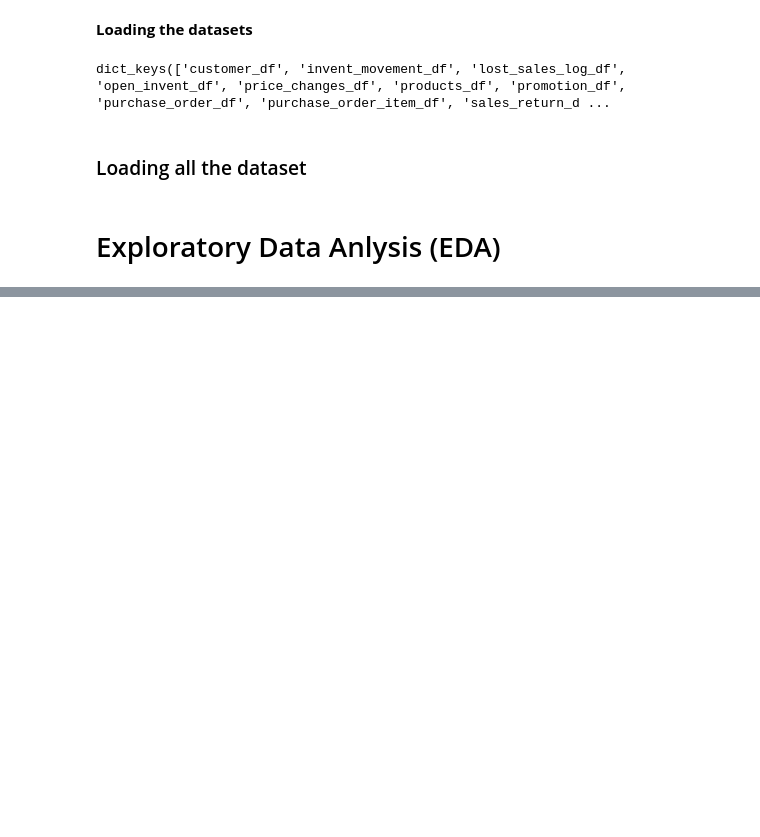
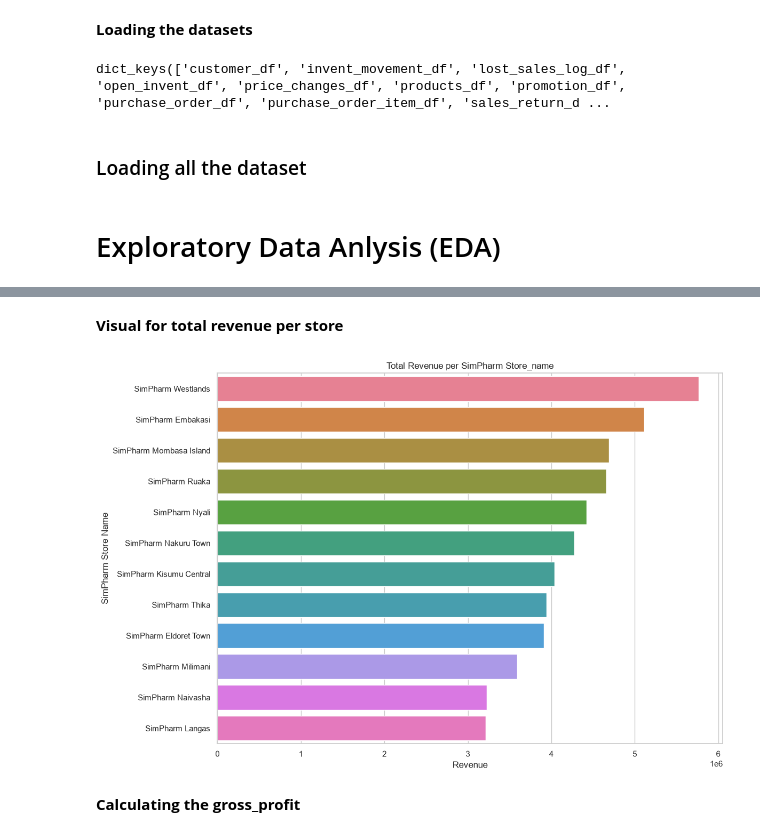
Before and after one commit to MwangiJoseph-25/pharmacy_retail_intelligence, a Jupyter notebook: Notebooks/EDA.ipynb, the cells around one changed output, grey strips where cells are left out. Saved outputs shown, nothing was run; the diff lists cells and outputs as text; code cells hidden in the pictures; blank space fills up the shorter version.

```diff
--- a/Notebooks/EDA.ipynb
+++ b/Notebooks/EDA.ipynb
@@ -72,0 +141,2 @@ memory usage: 48.4 KB
+# %%
+total_returns = sales_return_df.groupby('store_id')['refund_amount'].sum()
@@ -72,0 +161,12 @@ memory usage: 48.4 KB
+# %%
+total_revenue_per_store =total_sales_b4_returns.to_frame().merge(
+        total_returns,
+        on='store_id',
+        how='inner')\
+        .merge(
+            stores_df[['store_id','store_name','county']],
+            on='store_id',
+            how='inner'
+        )
+
+total_revenue_per_store
@@ -72,0 +189,3 @@ memory usage: 48.4 KB
+# %%
+total_revenue_per_store["revenue"]=round(total_revenue_per_store['line_net_amount']-total_revenue_per_store['refund_amount'])
+total_revenue_per_store
@@ -72,0 +208,3 @@ memory usage: 48.4 KB
+# %%
+total_revenue_per_store=total_revenue_per_store.sort_values('revenue',ascending=False)
+total_revenue_per_store
@@ -72,0 +225,15 @@ memory usage: 48.4 KB
+# %% [markdown]
+**Visual for total revenue per store**
+# %%
+sns.set_theme(style="whitegrid")
+plt.figure(figsize=[12,8])
+sns.barplot(data=total_revenue_per_store,x='revenue',y='store_name',hue='store_name')
+plt.title('Total Revenue per SimPharm Store_name')
+plt.xlabel('Revenue')
+plt.ylabel('SimPharm Store Name')
+plt.tight_layout()
+plt.show()
+# %% [output]
+[figure, added]
+# %% [markdown]
+**Calculating the gross_profit**
```
Also changed, not shown: parts of 54 cells of this notebook.
